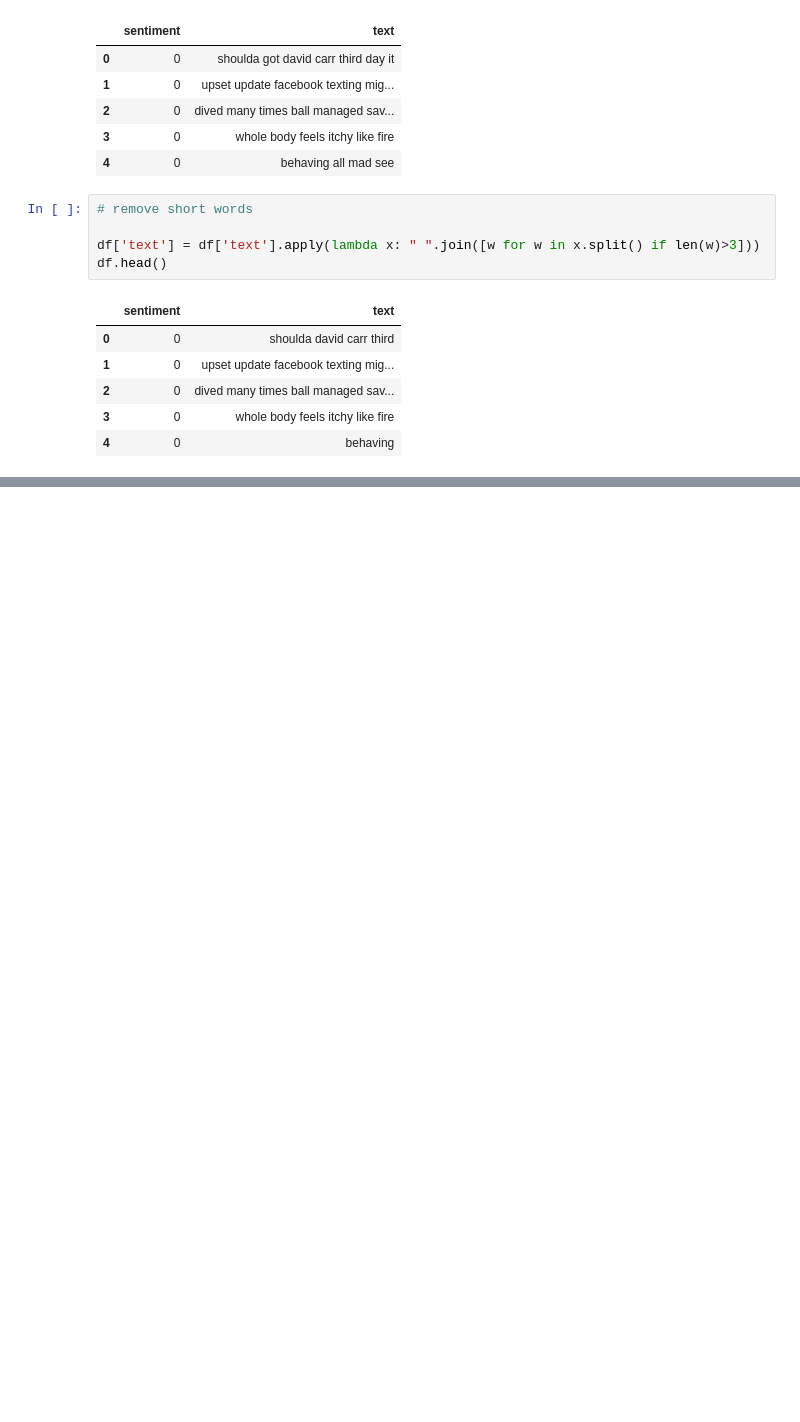
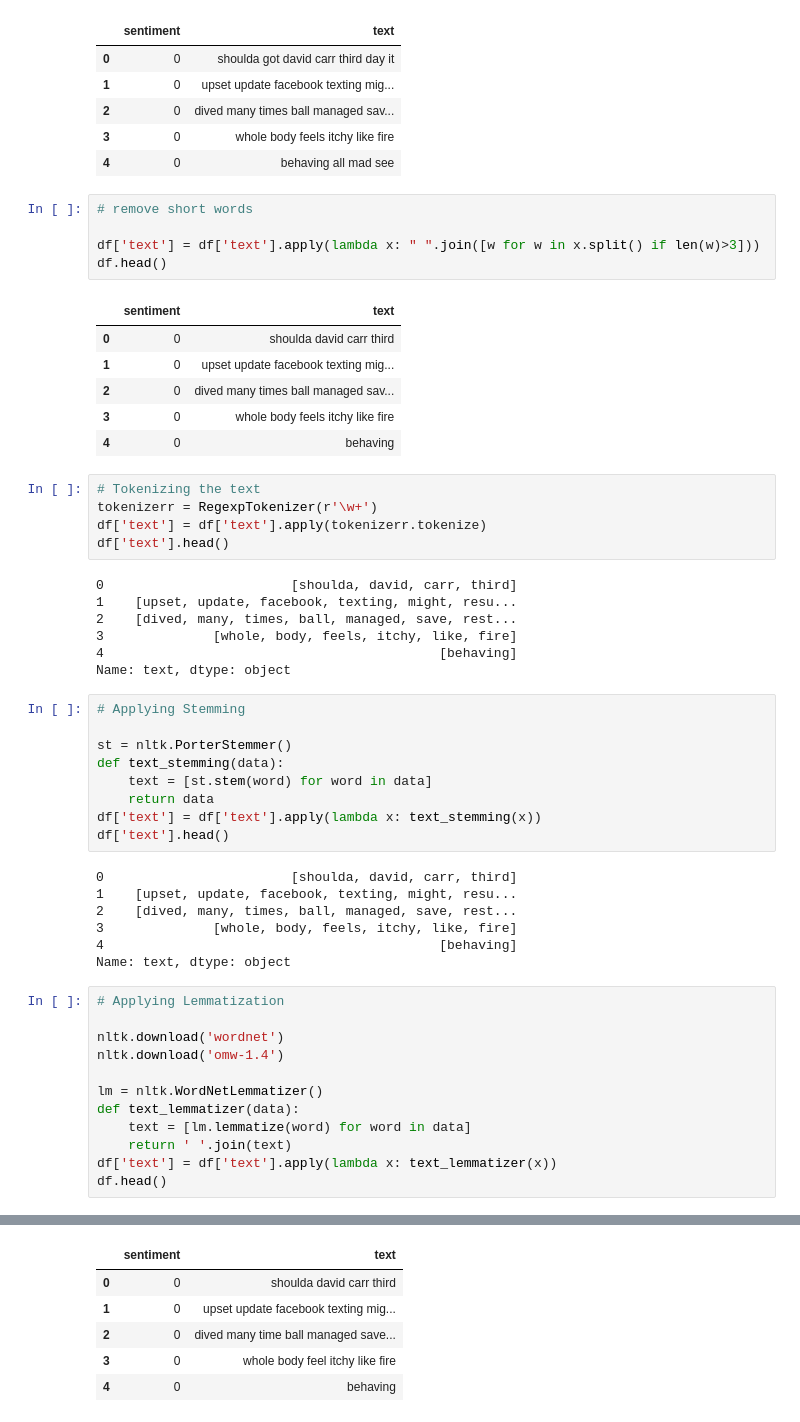
Before and after one commit to CKawara/Twitter-Sentiment-Analysis, a Jupyter notebook: Sentiment_Analysis.ipynb, the cells around one changed output, grey strips where cells are left out. Drawn from its saved outputs; the diff is of its cells as text; blank space fills up the shorter version.

Commit message:
perfom lemmatization and stemming

```diff
--- a/Sentiment_Analysis.ipynb
+++ b/Sentiment_Analysis.ipynb
@@ -272,3 +272,44 @@ df.head()
 | 2 | 0 | dived many times ball managed sav... |
 | 3 | 0 | whole body feels itchy like fire |
 | 4 | 0 | behaving |
+# %%
+# Tokenizing the text
+tokenizerr = RegexpTokenizer(r'\w+')
+df['text'] = df['text'].apply(tokenizerr.tokenize)
+df['text'].head()
+# %% [output]
+0                        [shoulda, david, carr, third]
+1    [upset, update, facebook, texting, might, resu...
+2    [dived, many, times, ball, managed, save, rest...
+3              [whole, body, feels, itchy, like, fire]
+4                                           [behaving]
+Name: text, dtype: object
+# %%
+# Applying Stemming
+
+st = nltk.PorterStemmer()
+def text_stemming(data):
+    text = [st.stem(word) for word in data]
+    return data
+df['text'] = df['text'].apply(lambda x: text_stemming(x))
+df['text'].head()
+# %% [output]
+0                        [shoulda, david, carr, third]
+1    [upset, update, facebook, texting, might, resu...
+2    [dived, many, times, ball, managed, save, rest...
+3              [whole, body, feels, itchy, like, fire]
+4                                           [behaving]
+Name: text, dtype: object
+# %%
+# Applying Lemmatization
+
+nltk.download('wordnet')
+nltk.download('omw-1.4')
+
+lm = nltk.WordNetLemmatizer()
+def text_lemmatizer(data):
+    text = [lm.lemmatize(word) for word in data]
+    return ' '.join(text)
+df['text'] = df['text'].apply(lambda x: text_lemmatizer(x))
+df.head()
+# %% [output]
@@ -274,0 +320,6 @@ df.head()
+|  | sentiment | text |
+| 0 | 0 | shoulda david carr third |
+| 1 | 0 | upset update facebook texting mig... |
+| 2 | 0 | dived many time ball managed save... |
+| 3 | 0 | whole body feel itchy like fire |
+| 4 | 0 | behaving |
```
Also changed, not shown: parts of 1 cell of this notebook.
